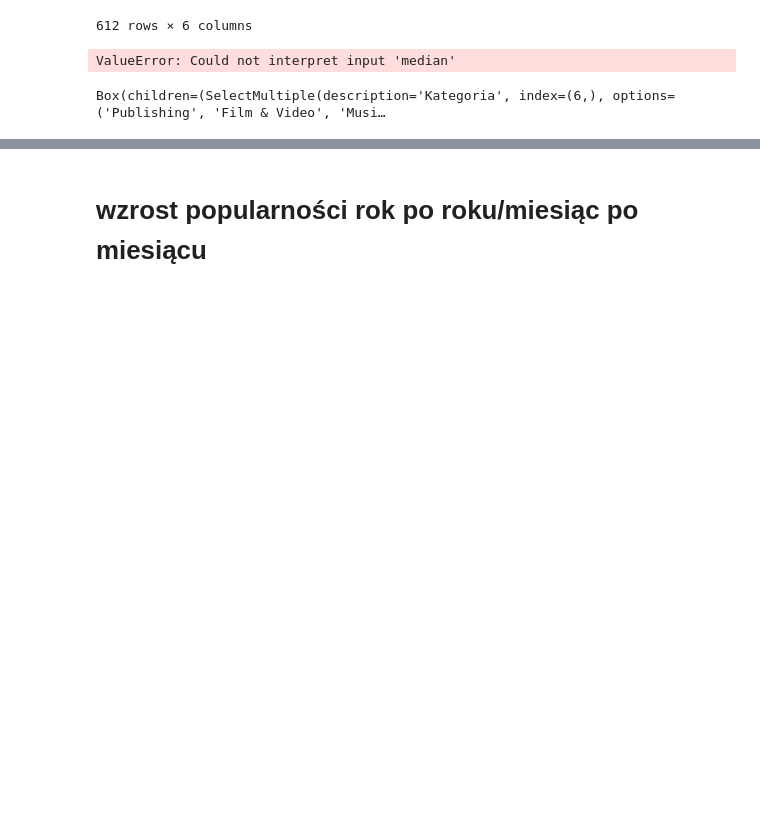
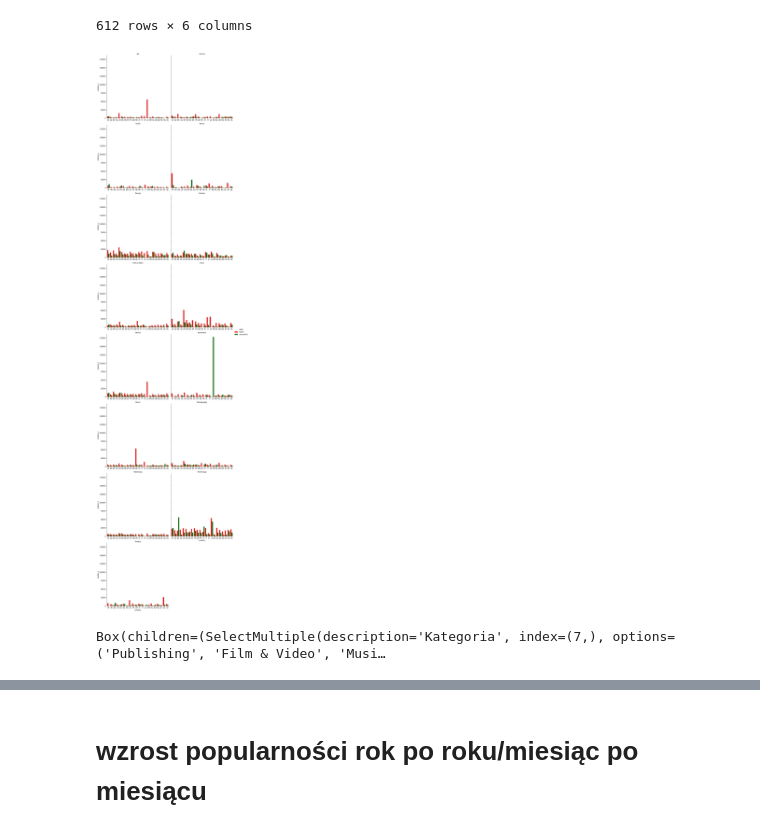
Before and after one commit to infoshareacademy/jdszr7-gold_diggers, a Jupyter notebook: python_projects/Kickstarter/plots.ipynb, the cells around one changed output, grey strips where cells are left out. Drawn from its saved outputs; the diff is of its cells as text; code cells hidden in the pictures; blank space fills up the shorter version.

```diff
--- a/python_projects/Kickstarter/plots.ipynb
+++ b/python_projects/Kickstarter/plots.ipynb
@@ -218,13 +227,14 @@ agg_country_main_cat_state
 | 611 | US | Theater | successful | 5221 | 5580239824728 | 1068806708.43 |
 612 rows × 6 columns
 # %%
-bar_plot3 = bar_plot_3_var(df_clean, var_col = 'main_category', var_x = 'country', var_y = 'median', hue_var = 'state',zmienna_ilosciowa = 'usd_goal_real', palette_list = ['r', 'g'],column_wrap =2, height_value = 6)
+bar_plot3 = bar_plot_3_var(df_clean, var_col = 'main_category', var_x = 'country', var_y = 'median_x', hue_var = 'state',zmienna_ilosciowa = 'usd_goal_real', palette_list = ['r', 'g'],column_wrap =2, height_value = 6)
 # %% [output]
-ValueError: Could not interpret input 'median'
+[figure, added]
-# %%
-widget_maincat_country
-# %% [output]
-Box(children=(SelectMultiple(description='Kategoria', index=(6,), options=('Publishing', 'Film & Video', 'Musi…
+# %%
+widget_maincat_country = widget_layout(widget_main_cat, widget_country)
+widget_maincat_country
+# %% [output]
+Box(children=(SelectMultiple(description='Kategoria', index=(7,), options=('Publishing', 'Film & Video', 'Musi…
 # %%
 
 refresh_button = widgets.Button(description="Odśwież")
```
Also changed, not shown: parts of 31 cells of this notebook, 1 other file.
